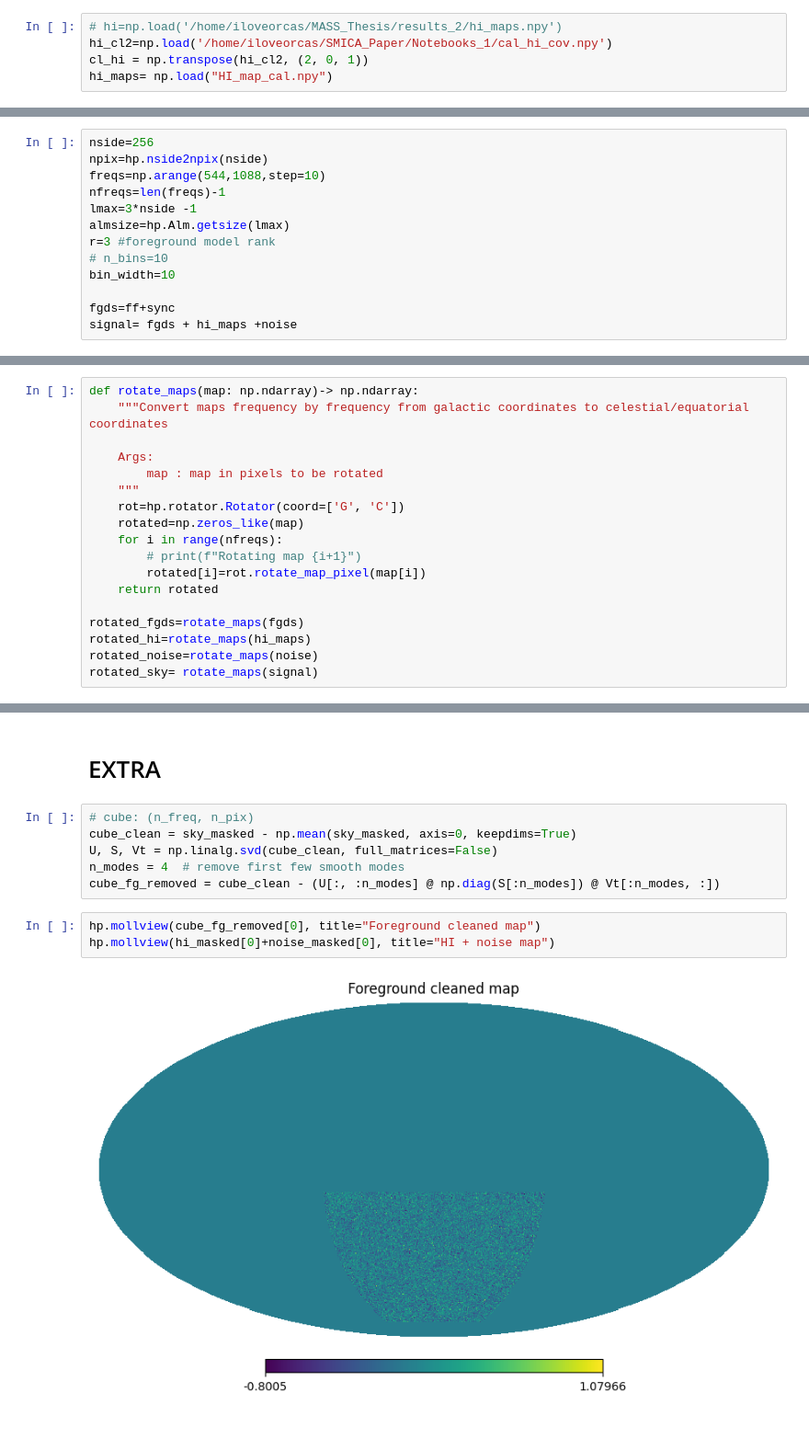
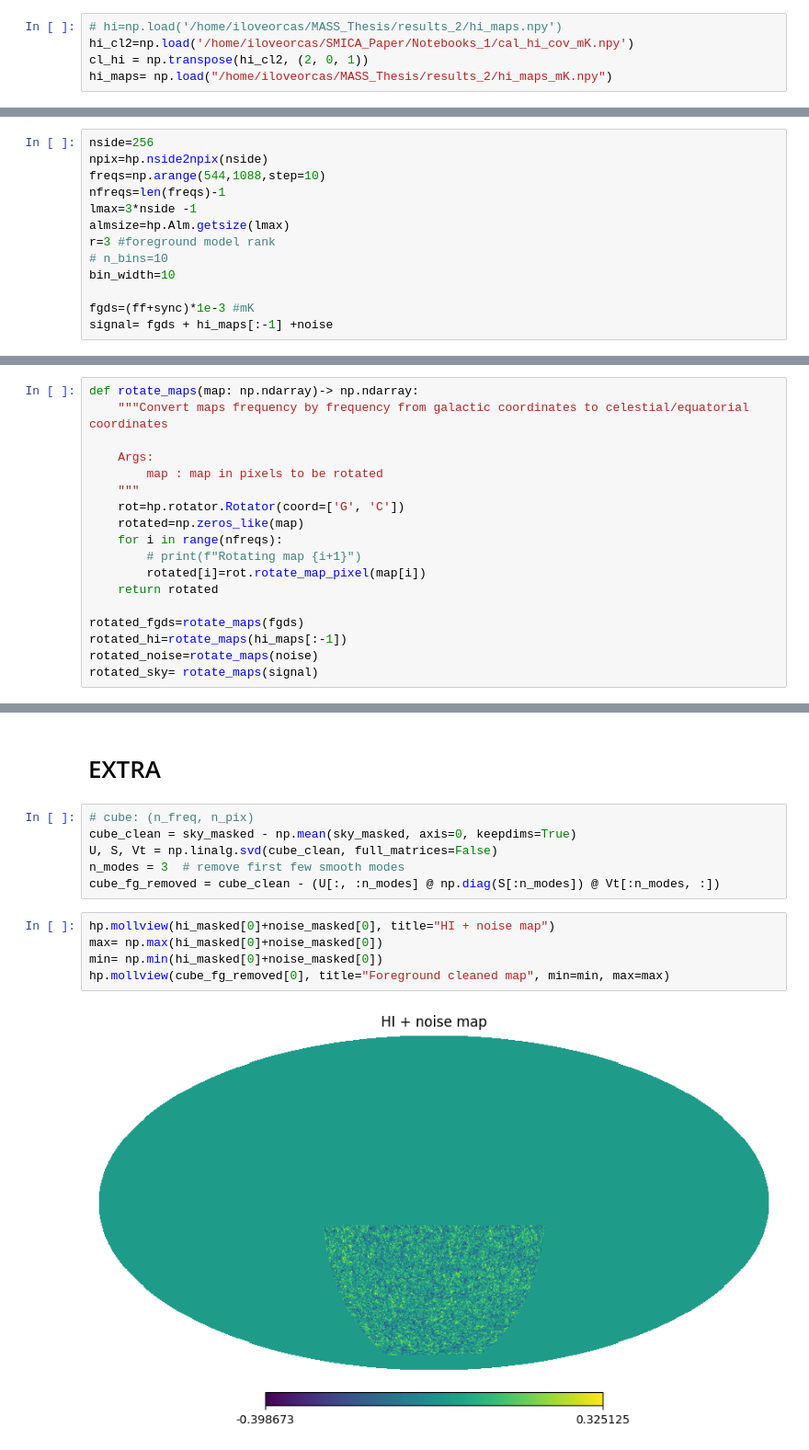
Before and after one commit to urwa99/SMICA_Paper, a Jupyter notebook: Notebooks_1/smica_test.ipynb, the cells around one changed output, grey strips where cells are left out. Shown at 92% size. Cells and saved outputs as stored; diff of their text form.

```diff
--- a/Notebooks_1/smica_test.ipynb
+++ b/Notebooks_1/smica_test.ipynb
@@ -38,5 +38,5 @@ noise=np.load("/home/iloveorcas/MASS_Thesis/results_2/noise_nf.npy")[:-1]*1e3
 # %%
 # hi=np.load('/home/iloveorcas/MASS_Thesis/results_2/hi_maps.npy')
-hi_cl2=np.load('/home/iloveorcas/SMICA_Paper/Notebooks_1/cal_hi_cov.npy')
+hi_cl2=np.load('/home/iloveorcas/SMICA_Paper/Notebooks_1/cal_hi_cov_mK.npy')
 cl_hi = np.transpose(hi_cl2, (2, 0, 1))
-hi_maps= np.load("HI_map_cal.npy")
+hi_maps= np.load("/home/iloveorcas/MASS_Thesis/results_2/hi_maps_mK.npy")
@@ -69,6 +73,6 @@ r=3 #foreground model rank
 # n_bins=10
 bin_width=10
 
-fgds=ff+sync
-signal= fgds + hi_maps +noise
+fgds=(ff+sync)*1e-3 #mK
+signal= fgds + hi_maps[:-1] +noise
 # %%
@@ -92,7 +96,7 @@ def rotate_maps(map: np.ndarray)-> np.ndarray:
     return rotated
 
 rotated_fgds=rotate_maps(fgds)
-rotated_hi=rotate_maps(hi_maps)
+rotated_hi=rotate_maps(hi_maps[:-1])
 rotated_noise=rotate_maps(noise)
 rotated_sky= rotate_maps(signal)
 # %% [markdown]
@@ -487,10 +569,12 @@ plt.legend()
 # cube: (n_freq, n_pix)
 cube_clean = sky_masked - np.mean(sky_masked, axis=0, keepdims=True)
 U, S, Vt = np.linalg.svd(cube_clean, full_matrices=False)
-n_modes = 4  # remove first few smooth modes
+n_modes = 3  # remove first few smooth modes
 cube_fg_removed = cube_clean - (U[:, :n_modes] @ np.diag(S[:n_modes]) @ Vt[:n_modes, :])
 # %%
-hp.mollview(cube_fg_removed[0], title="Foreground cleaned map")
 hp.mollview(hi_masked[0]+noise_masked[0], title="HI + noise map")
+max= np.max(hi_masked[0]+noise_masked[0])
+min= np.min(hi_masked[0]+noise_masked[0])
+hp.mollview(cube_fg_removed[0], title="Foreground cleaned map", min=min, max=max)
 # %% [output]
-[figure, old version]
+[figure, new version]
```
Also changed, not shown: parts of 29 cells of this notebook.
